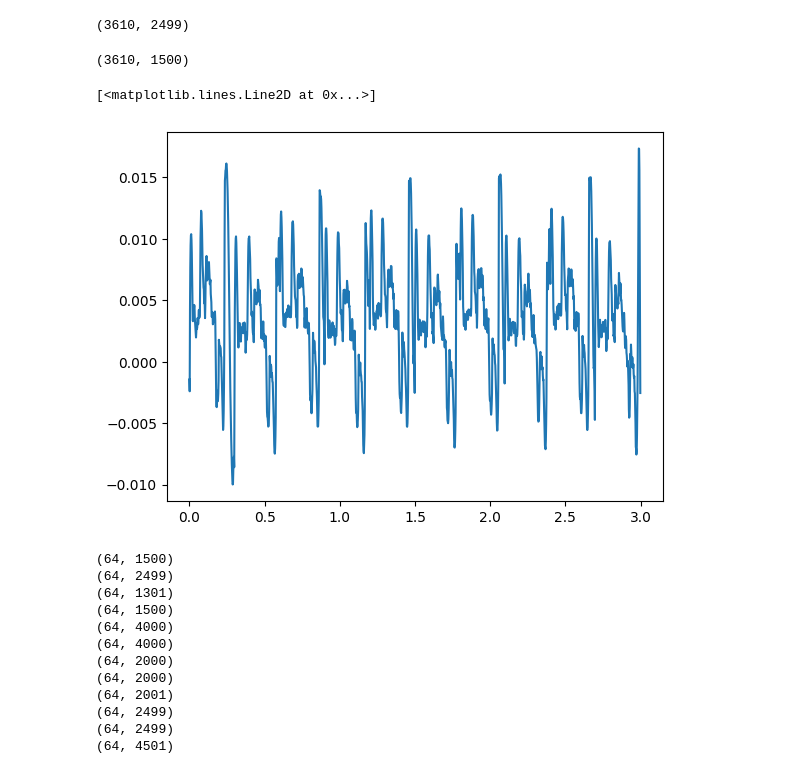
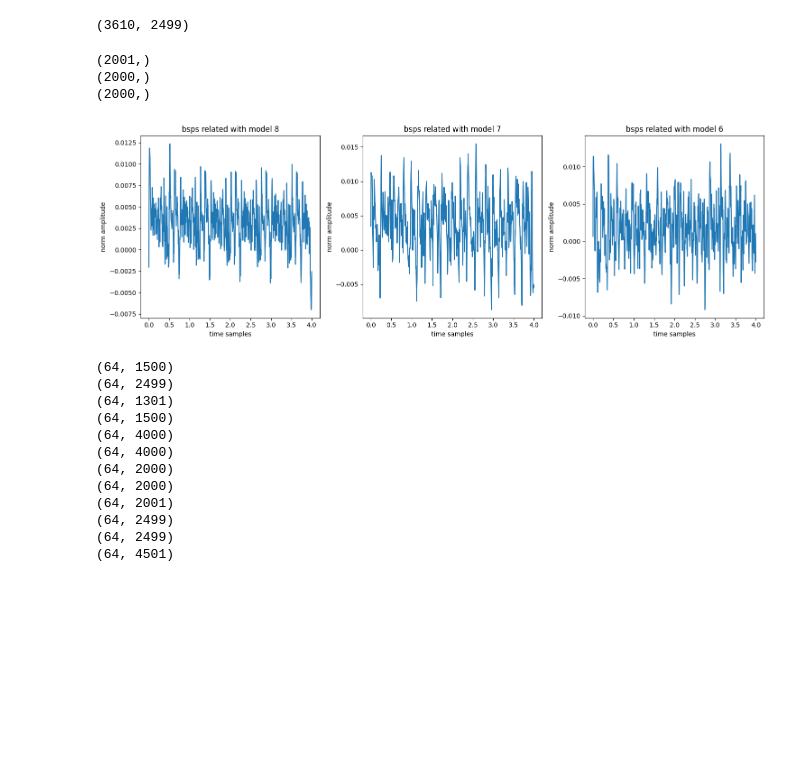
Before and after one commit to miriamgf/egm_reconstruction, a Jupyter notebook: Code/scripts/loading_data.ipynb, the cells around one changed output. Drawn from its saved outputs; the diff is of its cells as text; code cells hidden in the pictures; blank space fills up the shorter version.

Commit message:
bsps graph repr, ws applied to bsps_64 of 1 model, filtered order 0,1,2 coeffs and graph repr of them

```diff
--- a/Code/scripts/loading_data.ipynb
+++ b/Code/scripts/loading_data.ipynb
@@ -161,16 +166,28 @@ for i in range(len(egms_filtered_norm)):
 print(bsps_all_models[1].shape)
 # %% [output]
 (3610, 2499)
-# %%
-plt.figure()
-
-print(bsps_all_models[0].shape)
-t = np.arange(len(bsps_all_models[0][0,:]))/500
-plt.plot(t,bsps_all_models[0][0,:])
-# %% [output]
-(3610, 1500)
-[<matplotlib.lines.Line2D at 0x...>]
-[figure, removed]
+# %%
+#plotting bsps
+
+random_ind = random.sample(range(len(bsps_all_models)), 3)
+fig, axs = plt.subplots(1, 3, figsize=(15, 5))
+
+for i, idx in enumerate(random_ind):
+
+    t = np.arange(len(bsps_all_models[idx][0, :]))/500
+    print(t.shape)
+    axs[i].plot(t, bsps_all_models[idx][0, :])
+    axs[i].set_title(f'bsps related with model {idx}')
+    axs[i].set_xlabel('time samples')
+    axs[i].set_ylabel('norm amplitude')
+
+plt.tight_layout()
+plt.show()
+# %% [output]
+(2001,)
+(2000,)
+(2000,)
+[figure, added]
 # %%
 #nos quedamos con 64 nodos para los bsps como chaqueta
 bsps_64_all_models = []
```
Also changed, not shown: parts of 11 cells of this notebook.
